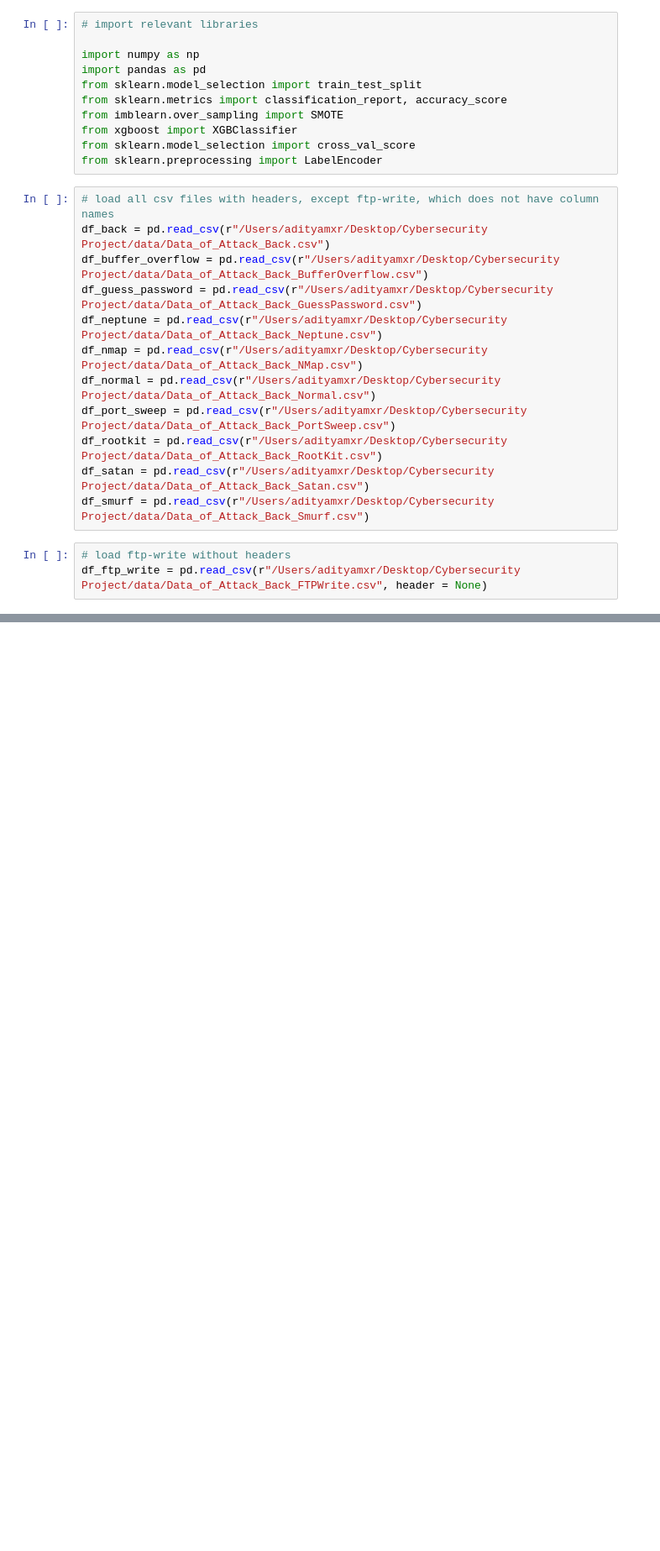
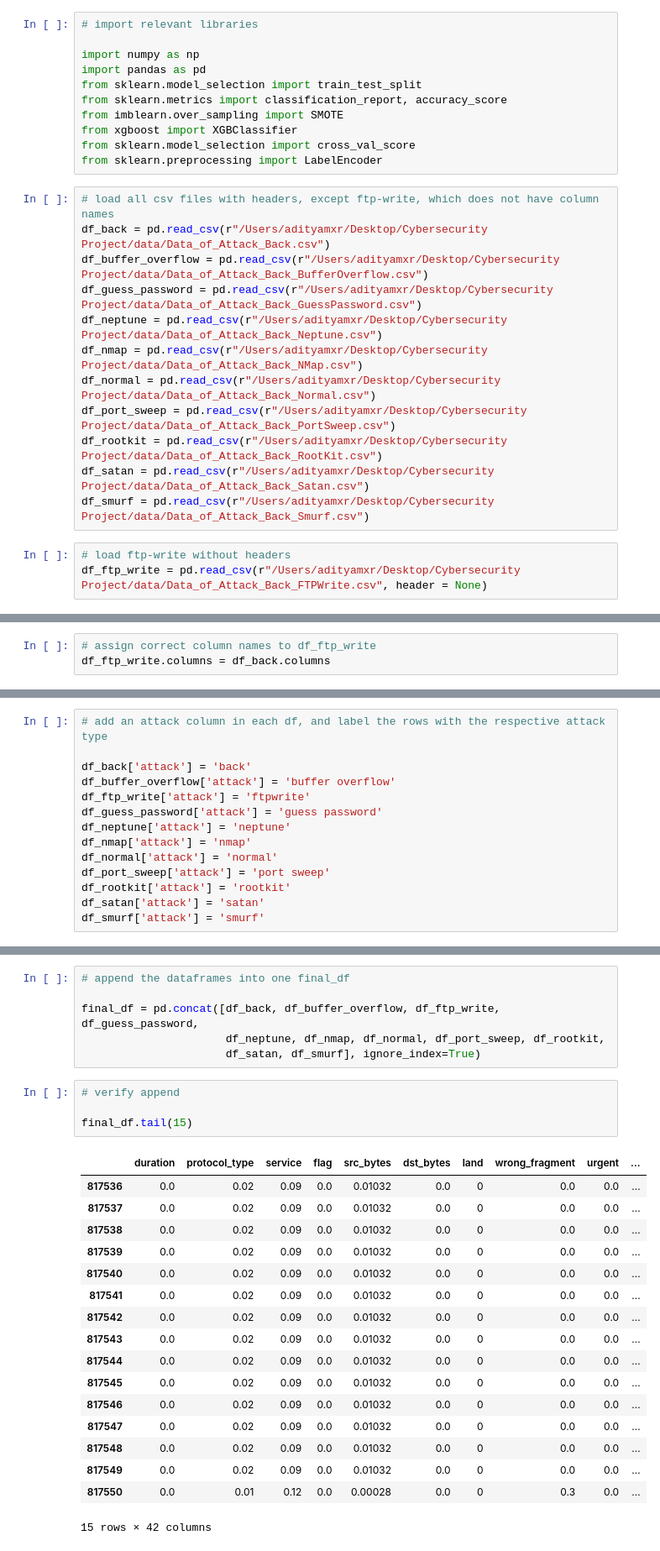
Before and after one commit to moraditya/network-intrusion-detection-system-XGBoost, a Jupyter notebook: models/network-intrusion-system-XGBoost.ipynb, the cells around one changed output, grey strips where cells are left out. Shown at 84% size. Cells and saved outputs as stored; diff of their text form; blank space fills up the shorter version.

Commit message:
cleaned up dataframes, added an attack feature that labels each df with its repective attack type, and appended the dataframes into final df

```diff
--- a/models/network-intrusion-system-XGBoost.ipynb
+++ b/models/network-intrusion-system-XGBoost.ipynb
@@ -26,0 +39,3 @@ df_ftp_write = pd.read_csv(r"/Users/adityamxr/Desktop/Cybersecurity Project/data
+# %%
+# assign correct column names to df_ftp_write
+df_ftp_write.columns = df_back.columns
@@ -26,0 +81,14 @@ df_ftp_write = pd.read_csv(r"/Users/adityamxr/Desktop/Cybersecurity Project/data
+# %%
+# add an attack column in each df, and label the rows with the respective attack type
+
+df_back['attack'] = 'back'
+df_buffer_overflow['attack'] = 'buffer overflow'
+df_ftp_write['attack'] = 'ftpwrite'
+df_guess_password['attack'] = 'guess password'
+df_neptune['attack'] = 'neptune'
+df_nmap['attack'] = 'nmap'
+df_normal['attack'] = 'normal'
+df_port_sweep['attack'] = 'port sweep'
+df_rootkit['attack'] = 'rootkit'
+df_satan['attack'] = 'satan'
+df_smurf['attack'] = 'smurf'
@@ -26,0 +107,28 @@ df_ftp_write = pd.read_csv(r"/Users/adityamxr/Desktop/Cybersecurity Project/data
+# %%
+# append the dataframes into one final_df
+
+final_df = pd.concat([df_back, df_buffer_overflow, df_ftp_write, df_guess_password,
+                      df_neptune, df_nmap, df_normal, df_port_sweep, df_rootkit,
+                      df_satan, df_smurf], ignore_index=True)
+# %%
+# verify append
+
+final_df.tail(15)
+# %% [output]
+|  | duration | protocol_type | service | flag | src_bytes | dst_bytes | land | wrong_fragment | urgent | ... |
+| 817536 | 0.0 | 0.02 | 0.09 | 0.0 | 0.01032 | 0.0 | 0 | 0.0 | 0.0 | ... |
+| 817537 | 0.0 | 0.02 | 0.09 | 0.0 | 0.01032 | 0.0 | 0 | 0.0 | 0.0 | ... |
+| 817538 | 0.0 | 0.02 | 0.09 | 0.0 | 0.01032 | 0.0 | 0 | 0.0 | 0.0 | ... |
+| 817539 | 0.0 | 0.02 | 0.09 | 0.0 | 0.01032 | 0.0 | 0 | 0.0 | 0.0 | ... |
+| 817540 | 0.0 | 0.02 | 0.09 | 0.0 | 0.01032 | 0.0 | 0 | 0.0 | 0.0 | ... |
+| 817541 | 0.0 | 0.02 | 0.09 | 0.0 | 0.01032 | 0.0 | 0 | 0.0 | 0.0 | ... |
+| 817542 | 0.0 | 0.02 | 0.09 | 0.0 | 0.01032 | 0.0 | 0 | 0.0 | 0.0 | ... |
+| 817543 | 0.0 | 0.02 | 0.09 | 0.0 | 0.01032 | 0.0 | 0 | 0.0 | 0.0 | ... |
+| 817544 | 0.0 | 0.02 | 0.09 | 0.0 | 0.01032 | 0.0 | 0 | 0.0 | 0.0 | ... |
+| 817545 | 0.0 | 0.02 | 0.09 | 0.0 | 0.01032 | 0.0 | 0 | 0.0 | 0.0 | ... |
+| 817546 | 0.0 | 0.02 | 0.09 | 0.0 | 0.01032 | 0.0 | 0 | 0.0 | 0.0 | ... |
+| 817547 | 0.0 | 0.02 | 0.09 | 0.0 | 0.01032 | 0.0 | 0 | 0.0 | 0.0 | ... |
+| 817548 | 0.0 | 0.02 | 0.09 | 0.0 | 0.01032 | 0.0 | 0 | 0.0 | 0.0 | ... |
+| 817549 | 0.0 | 0.02 | 0.09 | 0.0 | 0.01032 | 0.0 | 0 | 0.0 | 0.0 | ... |
+| 817550 | 0.0 | 0.01 | 0.12 | 0.0 | 0.00028 | 0.0 | 0 | 0.3 | 0.0 | ... |
+15 rows × 42 columns
```
Also changed, not shown: parts of 5 cells of this notebook.
